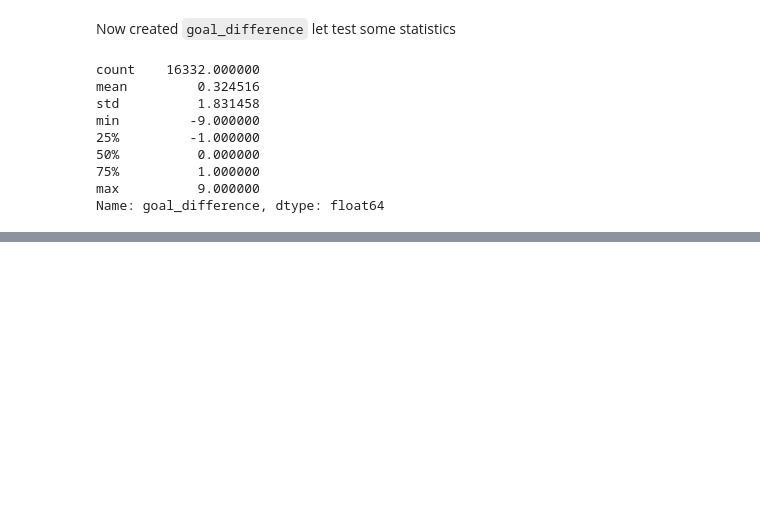
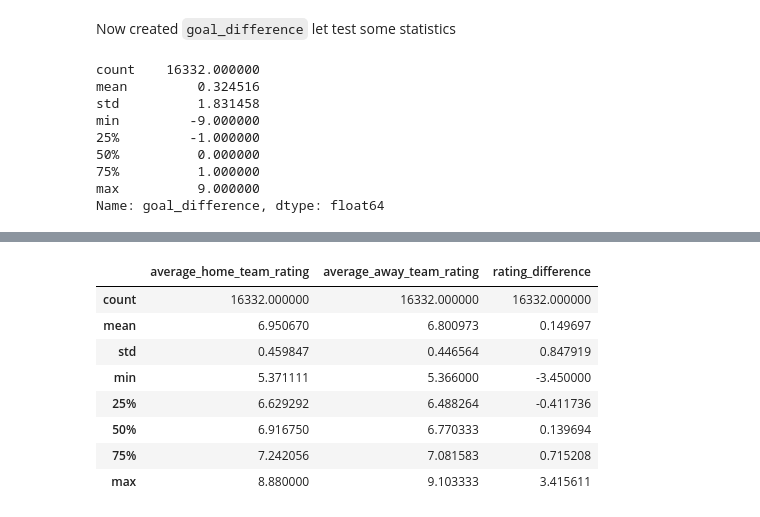
Before and after one commit to magrimuc/prj-2-eda-sql-football-matches-statistics, a Jupyter notebook: MaNU_notebook.ipynb, the cells around one changed output, grey strips where cells are left out. Drawn from its saved outputs; the diff is of its cells as text; code cells hidden in the pictures; blank space fills up the shorter version.

Commit message:
Average Team Rating and Rating Difference added

```diff
--- a/MaNU_notebook.ipynb
+++ b/MaNU_notebook.ipynb
@@ -611,0 +669,6 @@ MAX Show that largest HOME victory was by **9** goals of difference (cause it is
+# %%
+clean_df["average_home_team_rating"] = clean_df[["home_attack_rating", "home_midfield_rating", "home_defense_rating"]].mean(axis=1) #axis 0 columns, 1 rows
+# %%
+clean_df["average_away_team_rating"] = clean_df[["away_attack_rating", "away_midfield_rating", "away_defense_rating"]].mean(axis=1) #axis 0 columns, 1 rows
+# %%
+clean_df["rating_difference"] = clean_df["average_home_team_rating"] - clean_df["average_away_team_rating"]
@@ -611,0 +684,12 @@ MAX Show that largest HOME victory was by **9** goals of difference (cause it is
+# %%
+clean_df[["average_home_team_rating","average_away_team_rating","rating_difference"]].describe()
+# %% [output]
+|  | average_home_team_rating | average_away_team_rating | rating_difference |
+| count | 16332.000000 | 16332.000000 | 16332.000000 |
+| mean | 6.950670 | 6.800973 | 0.149697 |
+| std | 0.459847 | 0.446564 | 0.847919 |
+| min | 5.371111 | 5.366000 | -3.450000 |
+| 25% | 6.629292 | 6.488264 | -0.411736 |
+| 50% | 6.916750 | 6.770333 | 0.139694 |
+| 75% | 7.242056 | 7.081583 | 0.715208 |
+| max | 8.880000 | 9.103333 | 3.415611 |
```
Also changed, not shown: parts of 14 cells of this notebook.
